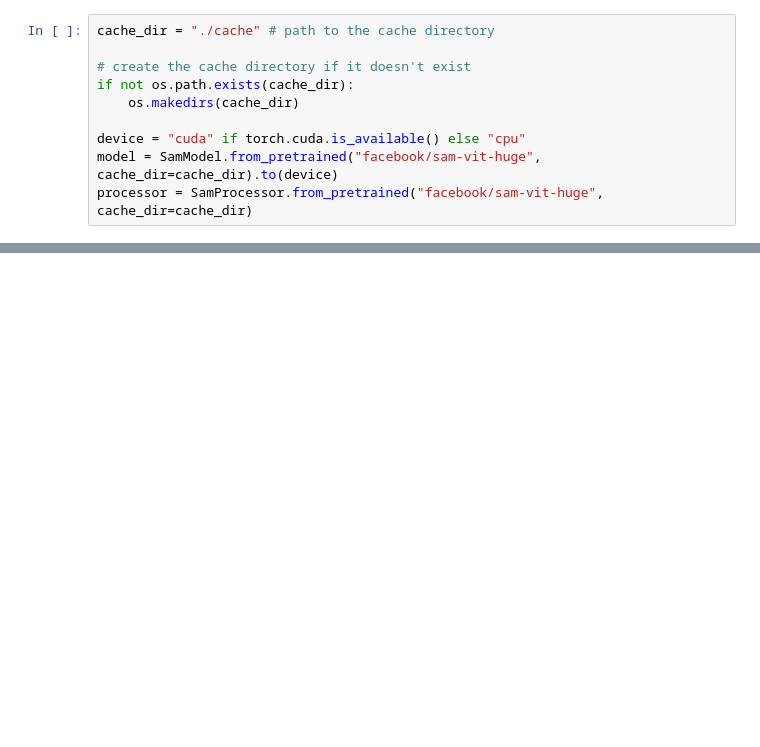
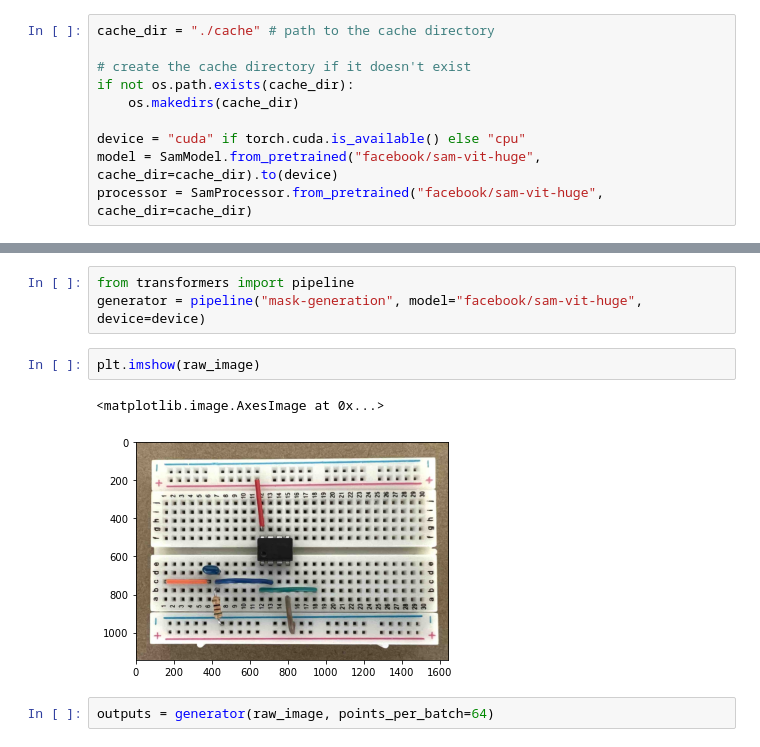
Before and after one commit to ingazhur/hardware-internal-tools, a Jupyter notebook: huggingface_test.ipynb, the cells around one changed output, grey strips where cells are left out. Drawn from its saved outputs; the diff is of its cells as text; blank space fills up the shorter version.

```diff
--- a/huggingface_test.ipynb
+++ b/huggingface_test.ipynb
@@ -80,0 +138,10 @@ Coordinates of the mask with the highest score: tensor([[  0,  58,  70],
+# %%
+from transformers import pipeline
+generator = pipeline("mask-generation", model="facebook/sam-vit-huge", device=device)
+# %%
+plt.imshow(raw_image)
+# %% [output]
+<matplotlib.image.AxesImage at 0x...>
+[figure, added]
+# %%
+outputs = generator(raw_image, points_per_batch=64)
```
Also changed, not shown: parts of 15 cells of this notebook, 3 other files.
